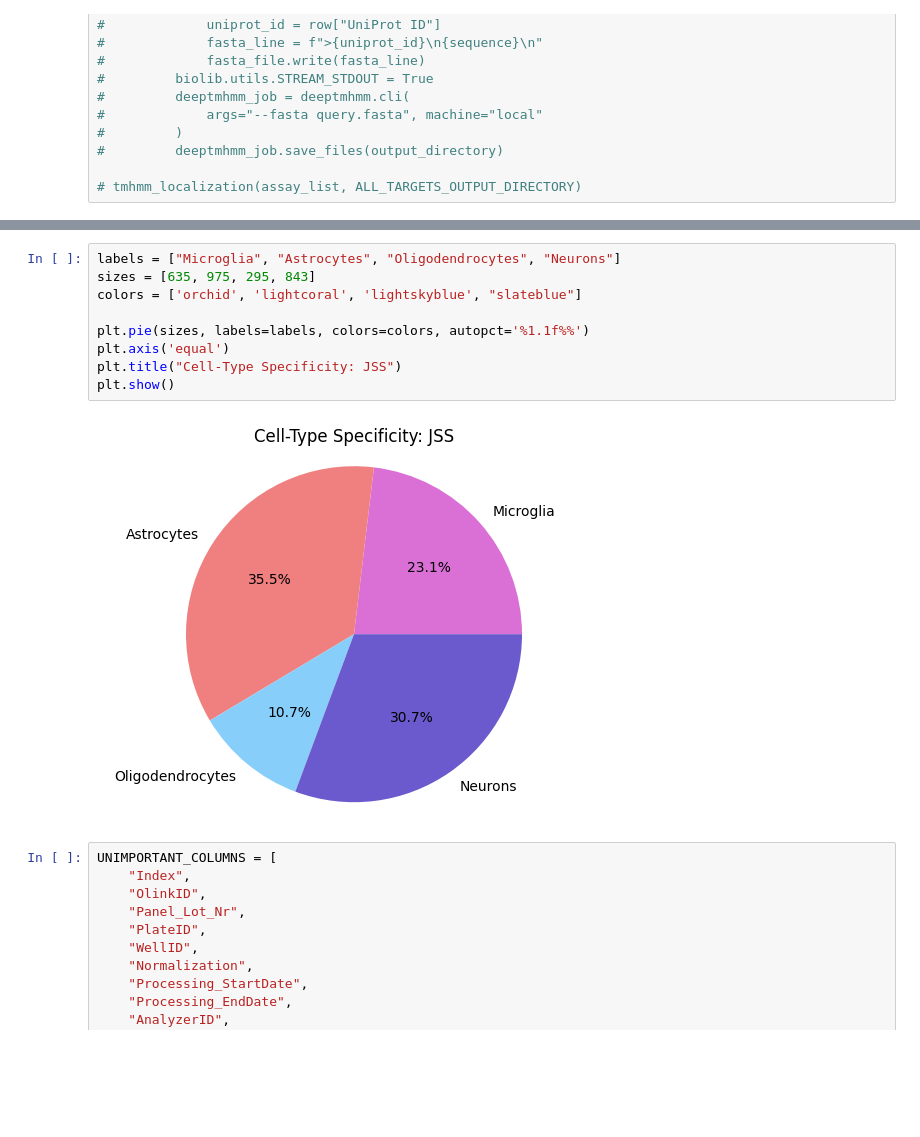
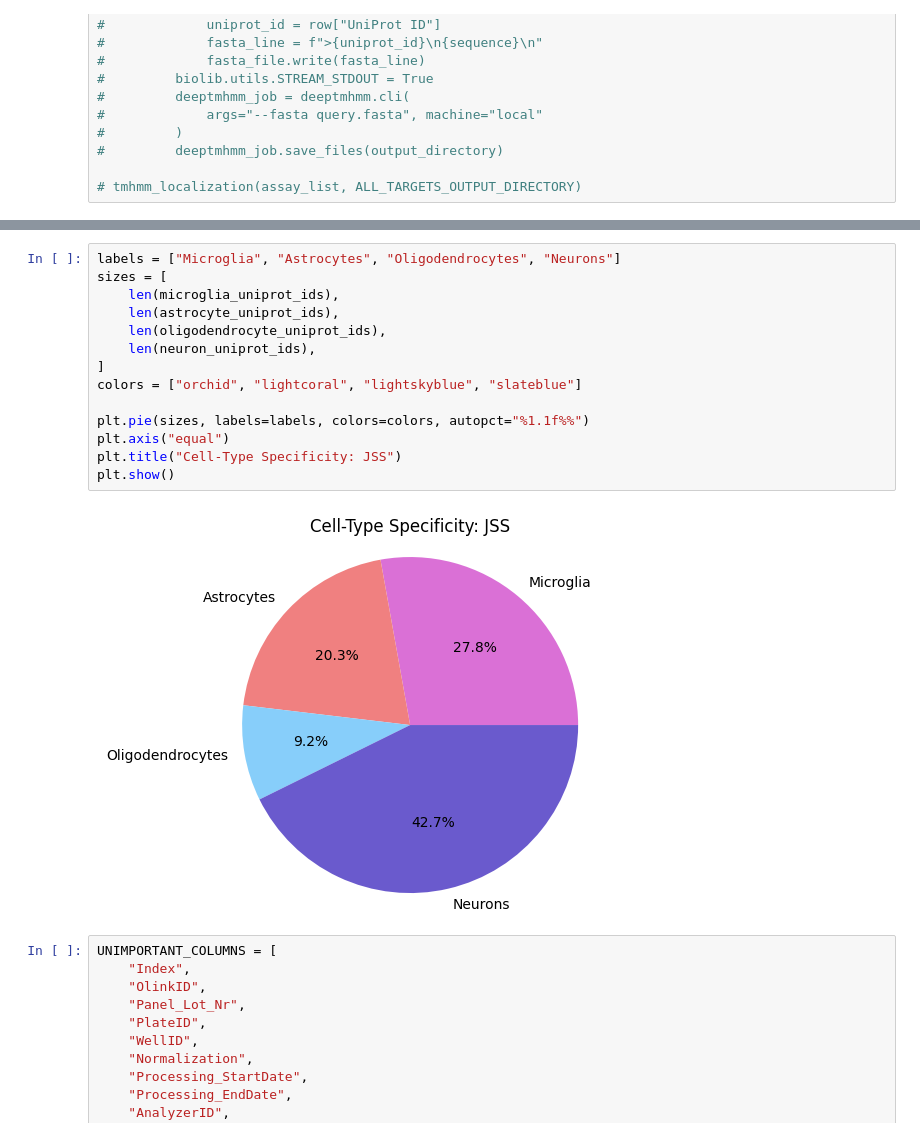
Before and after one commit to Walt-Lab/bdev_mass_spec, a Jupyter notebook: 8_analysis.ipynb, the cells around one changed output, grey strips where cells are left out. Saved outputs shown, nothing was run; the diff lists cells and outputs as text; blank space fills up the shorter version.

```diff
--- a/8_analysis.ipynb
+++ b/8_analysis.ipynb
@@ -310,15 +376,20 @@ plt.show()
 [figure]
 # %%
 labels = ["Microglia", "Astrocytes", "Oligodendrocytes", "Neurons"]
-sizes = [635, 975, 295, 843]
-colors = ['orchid', 'lightcoral', 'lightskyblue', "slateblue"]
+sizes = [
+    len(microglia_uniprot_ids),
+    len(astrocyte_uniprot_ids),
+    len(oligodendrocyte_uniprot_ids),
+    len(neuron_uniprot_ids),
+]
+colors = ["orchid", "lightcoral", "lightskyblue", "slateblue"]
 
-plt.pie(sizes, labels=labels, colors=colors, autopct='%1.1f%%')
-plt.axis('equal')
+plt.pie(sizes, labels=labels, colors=colors, autopct="%1.1f%%")
+plt.axis("equal")
 plt.title("Cell-Type Specificity: JSS")
 plt.show()
 # %% [output]
-[figure, old version]
+[figure, new version]
 # %%
 UNIMPORTANT_COLUMNS = [
     "Index",
```
Also changed, not shown: parts of 9 cells of this notebook, 7 other files.
